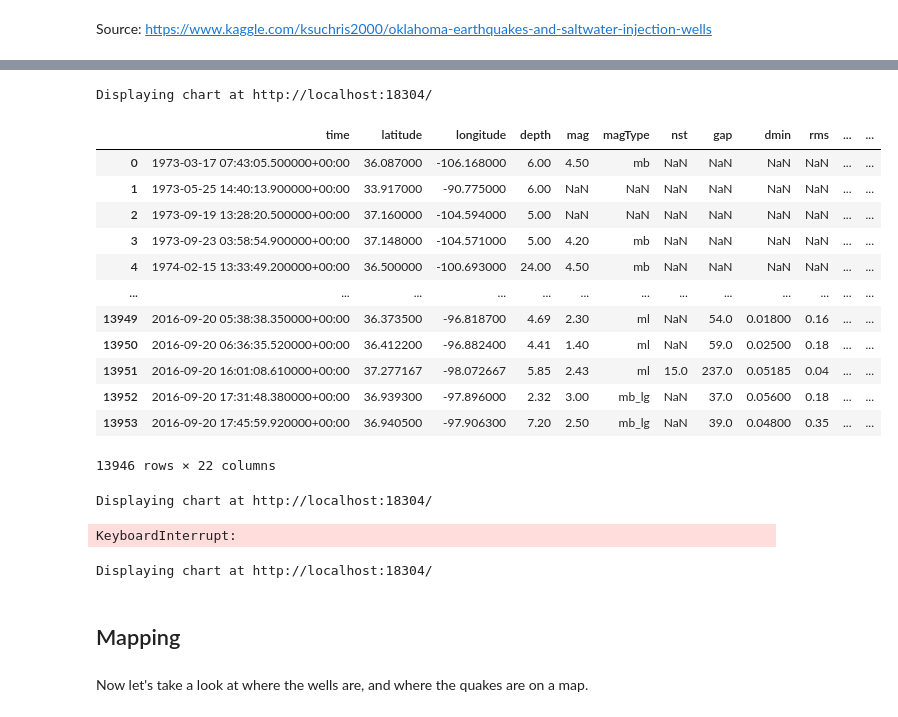
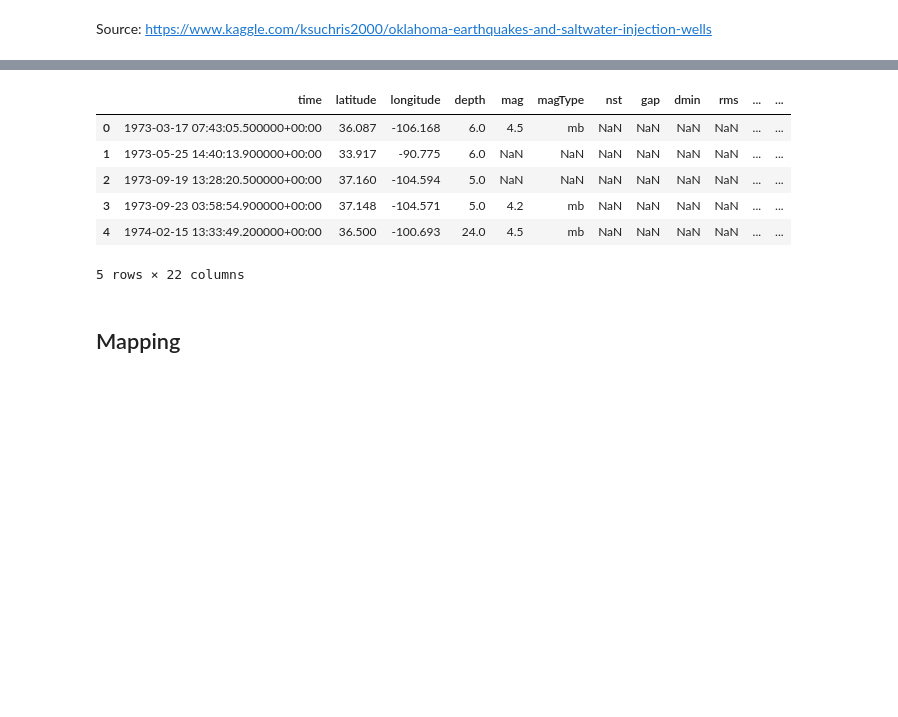
Before and after one commit to kylepollina/earthscience, a Jupyter notebook: notebooks/Fracking_and_Oklahoma_Quakes/Fracking_and_Oklahoma_Quakes main.ipynb, the cells around one changed output, grey strips where cells are left out. Drawn from its saved outputs; the diff is of its cells as text; code cells hidden in the pictures; blank space fills up the shorter version.

Commit message:
Updated fracking notebook

```diff
--- a/notebooks/Fracking_and_Oklahoma_Quakes/Fracking_and_Oklahoma_Quakes main.ipynb
+++ b/notebooks/Fracking_and_Oklahoma_Quakes/Fracking_and_Oklahoma_Quakes main.ipynb
@@ -52,31 +57,15 @@ wells_data
 11061 rows × 9 columns
-# %%
-wells_plot = alt.Chart(wells_data.reset_index()).mark_area().encode(
-   x=alt.X('Approval Date', type='temporal'),
-   y=alt.Y('index', type='quantitative', title='Number of Wells'),
-).properties(
-    width=800, title='Total Wells Over Time'
-)
-wells_plot.show()
-# %% [output]
-Displaying chart at http://localhost:18304/
 # %%
 quakes_data = pd.read_csv('data_fracking/okQuakes.csv')
 quakes_data = quakes_data[quakes_data['type'] == 'earthquake']
 quakes_data['time'] = pd.to_datetime(quakes_data['time'])
 quakes_data = quakes_data.sort_values(by='time')
-quakes_data
+quakes_data.head()
 # %% [output]
 |  | time | latitude | longitude | depth | mag | magType | nst | gap | dmin | rms | ... | ... |
-| 0 | 1973-03-17 07:43:05.500000+00:00 | 36.087000 | -106.168000 | 6.00 | 4.50 | mb | NaN | NaN | NaN | NaN | ... | ... |
-| 1 | 1973-05-25 14:40:13.900000+00:00 | 33.917000 | -90.775000 | 6.00 | NaN | NaN | NaN | NaN | NaN | NaN | ... | ... |
-| 2 | 1973-09-19 13:28:20.500000+00:00 | 37.160000 | -104.594000 | 5.00 | NaN | NaN | NaN | NaN | NaN | NaN | ... | ... |
-| 3 | 1973-09-23 03:58:54.900000+00:00 | 37.148000 | -104.571000 | 5.00 | 4.20 | mb | NaN | NaN | NaN | NaN | ... | ... |
-| 4 | 1974-02-15 13:33:49.200000+00:00 | 36.500000 | -100.693000 | 24.00 | 4.50 | mb | NaN | NaN | NaN | NaN | ... | ... |
-| ... | ... | ... | ... | ... | ... | ... | ... | ... | ... | ... | ... | ... |
-| 13949 | 2016-09-20 05:38:38.350000+00:00 | 36.373500 | -96.818700 | 4.69 | 2.30 | ml | NaN | 54.0 | 0.01800 | 0.16 | ... | ... |
-| 13950 | 2016-09-20 06:36:35.520000+00:00 | 36.412200 | -96.882400 | 4.41 | 1.40 | ml | NaN | 59.0 | 0.02500 | 0.18 | ... | ... |
-| 13951 | 2016-09-20 16:01:08.610000+00:00 | 37.277167 | -98.072667 | 5.85 | 2.43 | ml | 15.0 | 237.0 | 0.05185 | 0.04 | ... | ... |
-| 13952 | 2016-09-20 17:31:48.380000+00:00 | 36.939300 | -97.896000 | 2.32 | 3.00 | mb_lg | NaN | 37.0 | 0.05600 | 0.18 | ... | ... |
-| 13953 | 2016-09-20 17:45:59.920000+00:00 | 36.940500 | -97.906300 | 7.20 | 2.50 | mb_lg | NaN | 39.0 | 0.04800 | 0.35 | ... | ... |
+| 0 | 1973-03-17 07:43:05.500000+00:00 | 36.087 | -106.168 | 6.0 | 4.5 | mb | NaN | NaN | NaN | NaN | ... | ... |
+| 1 | 1973-05-25 14:40:13.900000+00:00 | 33.917 | -90.775 | 6.0 | NaN | NaN | NaN | NaN | NaN | NaN | ... | ... |
+| 2 | 1973-09-19 13:28:20.500000+00:00 | 37.160 | -104.594 | 5.0 | NaN | NaN | NaN | NaN | NaN | NaN | ... | ... |
+| 3 | 1973-09-23 03:58:54.900000+00:00 | 37.148 | -104.571 | 5.0 | 4.2 | mb | NaN | NaN | NaN | NaN | ... | ... |
+| 4 | 1974-02-15 13:33:49.200000+00:00 | 36.500 | -100.693 | 24.0 | 4.5 | mb | NaN | NaN | NaN | NaN | ... | ... |
-13946 rows × 22 columns
+5 rows × 22 columns
@@ -85,36 +72,2 @@ import matplotlib.pyplot as plt
-# %%
-states_url = 'https://raw.githubusercontent.com/kylepollina/Fracking_and_Oklahoma_Quakes/master/states.json'
-states = alt.topo_feature(url=states_url, feature='us')
-
-statemap = alt.Chart(states).mark_geoshape(
-    fill = 'lightgrey',
-    stroke = 'white'
-).properties(
-    width = 800,
-    height = 400
-)
-
-statemap.show()
-# %% [output]
-Displaying chart at http://localhost:18304/
-KeyboardInterrupt:
-# %%
-
-quake_points = alt.Chart(quakes_data).mark_circle().encode(
-    latitude='latitude',
-    longitude='longitude'
-)
-
-well_points = alt.Chart(wells_data).mark_circle().encode(
-    latitude='LAT',
-    longitude='LONG',
-    color=alt.value('red'),
-).properties(width=1000,height=500)
-
-(statemap + quake_points + well_points).show()
-# %% [output]
-Displaying chart at http://localhost:18304/
 # %% [markdown]
 ## Mapping
-# %% [markdown]
-Now let's take a look at where the wells are, and where the quakes are on a map.
```
Also changed, not shown: parts of 17 cells of this notebook, 4 other files.
